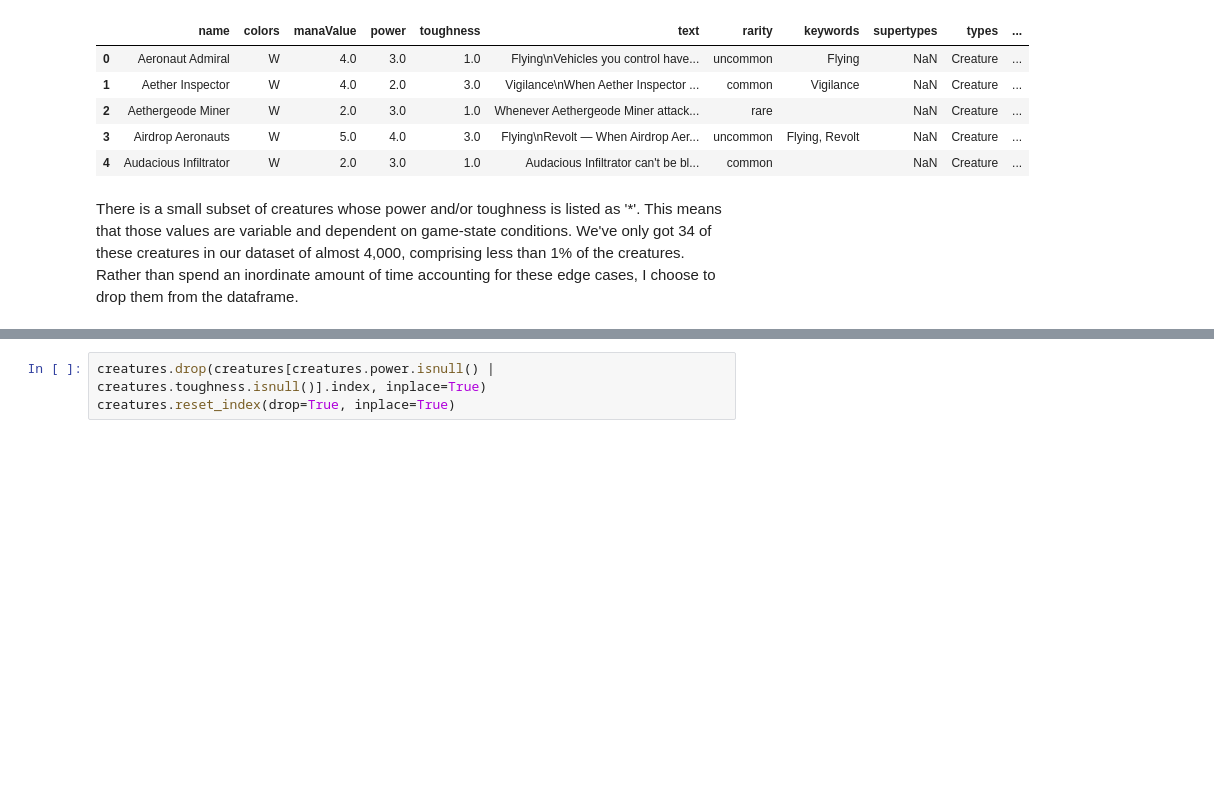
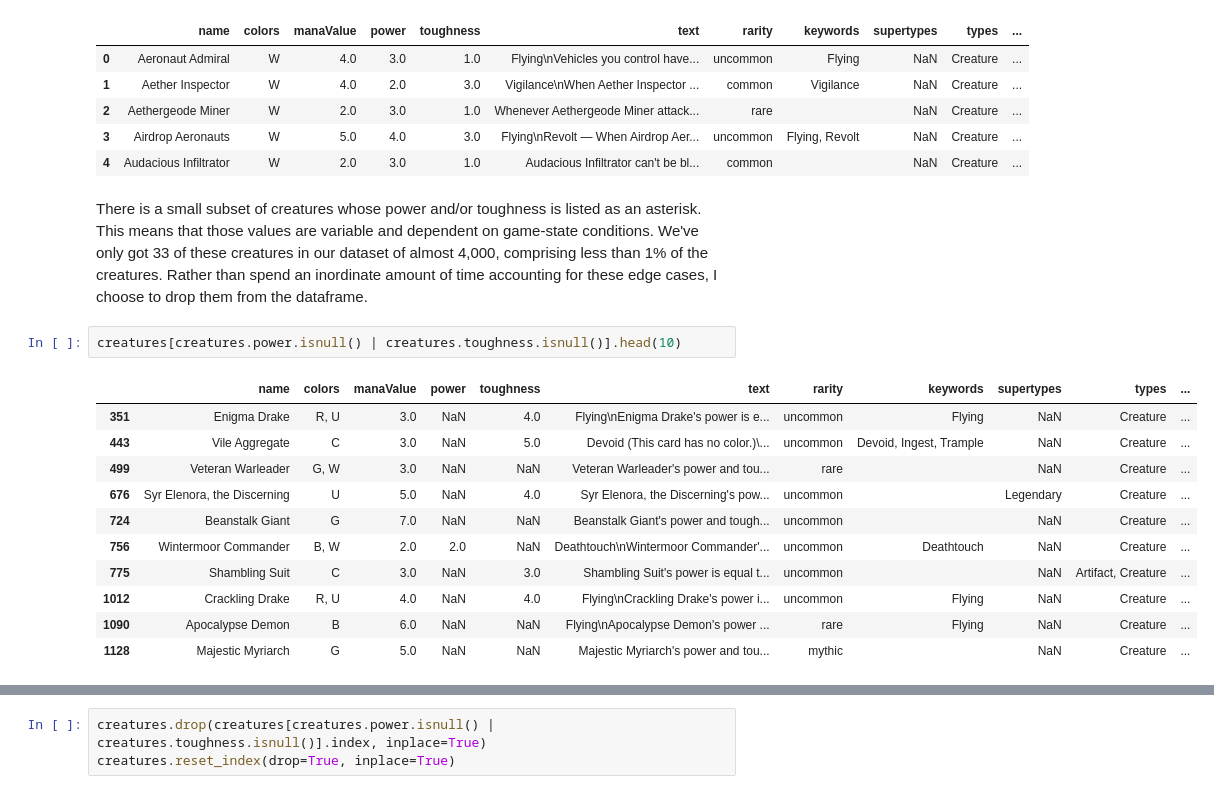
Before and after one commit to the-parthenon/data-capstone-mtg-regression, a Jupyter notebook: DataTransformation.ipynb, the cells around one changed output, grey strips where cells are left out. Saved outputs shown, nothing was run; the diff lists cells and outputs as text; blank space fills up the shorter version.

```diff
--- a/DataTransformation.ipynb
+++ b/DataTransformation.ipynb
@@ -297,7 +355,21 @@ creatures.head()
 | 3 | Airdrop Aeronauts | W | 5.0 | 4.0 | 3.0 | Flying\nRevolt — When Airdrop Aer... | uncommon | Flying, Revolt | NaN | Creature | ... |
 | 4 | Audacious Infiltrator | W | 2.0 | 3.0 | 1.0 | Audacious Infiltrator can't be bl... | common |  | NaN | Creature | ... |
 # %% [markdown]
-There is a small subset of creatures whose power and/or toughness is listed as '*'.  This means that those values are variable and dependent on game-state conditions.  We've only got 34 of these creatures in our dataset of almost 4,000, comprising less than 1% of the creatures.  Rather than spend an inordinate amount of time accounting for these edge cases, I choose to drop them from the dataframe.
+There is a small subset of creatures whose power and/or toughness is listed as an asterisk.  This means that those values are variable and dependent on game-state conditions.  We've only got 33 of these creatures in our dataset of almost 4,000, comprising less than 1% of the creatures.  Rather than spend an inordinate amount of time accounting for these edge cases, I choose to drop them from the dataframe.
+# %%
+creatures[creatures.power.isnull() | creatures.toughness.isnull()].head(10)
+# %% [output]
+|  | name | colors | manaValue | power | toughness | text | rarity | keywords | supertypes | types | ... |
+| 351 | Enigma Drake | R, U | 3.0 | NaN | 4.0 | Flying\nEnigma Drake's power is e... | uncommon | Flying | NaN | Creature | ... |
+| 443 | Vile Aggregate | C | 3.0 | NaN | 5.0 | Devoid (This card has no color.)\... | uncommon | Devoid, Ingest, Trample | NaN | Creature | ... |
+| 499 | Veteran Warleader | G, W | 3.0 | NaN | NaN | Veteran Warleader's power and tou... | rare |  | NaN | Creature | ... |
+| 676 | Syr Elenora, the Discerning | U | 5.0 | NaN | 4.0 | Syr Elenora, the Discerning's pow... | uncommon |  | Legendary | Creature | ... |
+| 724 | Beanstalk Giant | G | 7.0 | NaN | NaN | Beanstalk Giant's power and tough... | uncommon |  | NaN | Creature | ... |
+| 756 | Wintermoor Commander | B, W | 2.0 | 2.0 | NaN | Deathtouch\nWintermoor Commander'... | uncommon | Deathtouch | NaN | Creature | ... |
+| 775 | Shambling Suit | C | 3.0 | NaN | 3.0 | Shambling Suit's power is equal t... | uncommon |  | NaN | Artifact, Creature | ... |
+| 1012 | Crackling Drake | R, U | 4.0 | NaN | 4.0 | Flying\nCrackling Drake's power i... | uncommon | Flying | NaN | Creature | ... |
+| 1090 | Apocalypse Demon | B | 6.0 | NaN | NaN | Flying\nApocalypse Demon's power ... | rare | Flying | NaN | Creature | ... |
+| 1128 | Majestic Myriarch | G | 5.0 | NaN | NaN | Majestic Myriarch's power and tou... | mythic |  | NaN | Creature | ... |
 # %%
 len(creatures[creatures.power.isnull() | creatures.toughness.isnull()])
 # %% [output]
```
Also changed, not shown: parts of 85 cells of this notebook, 4 other files.
